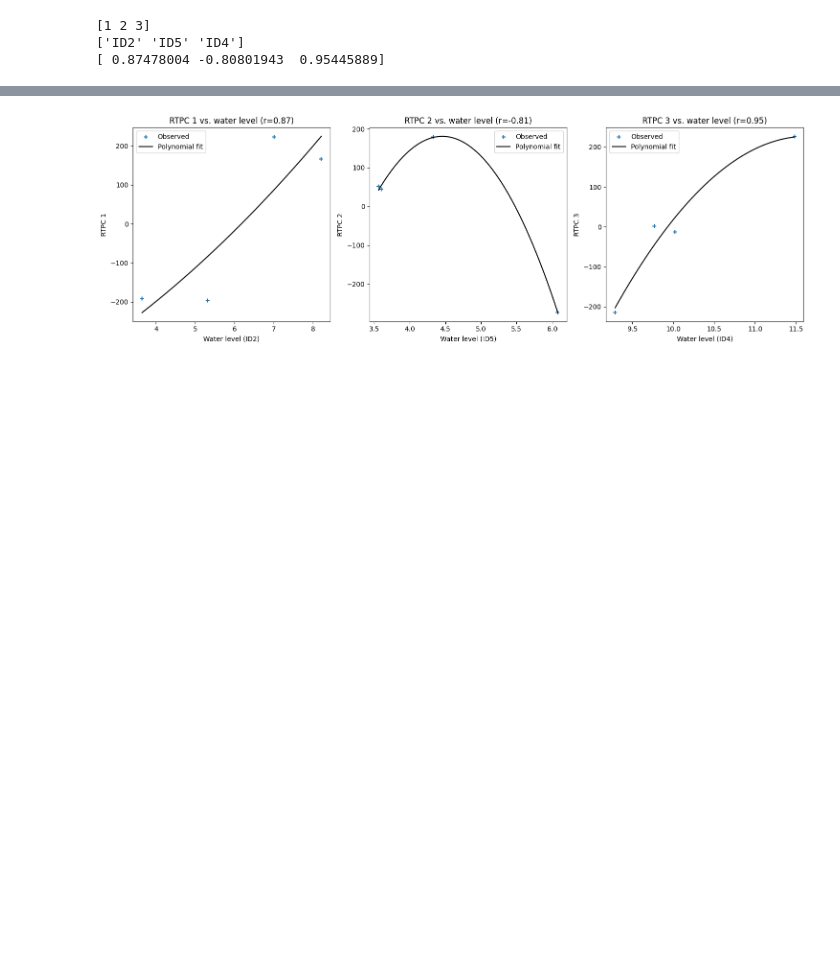
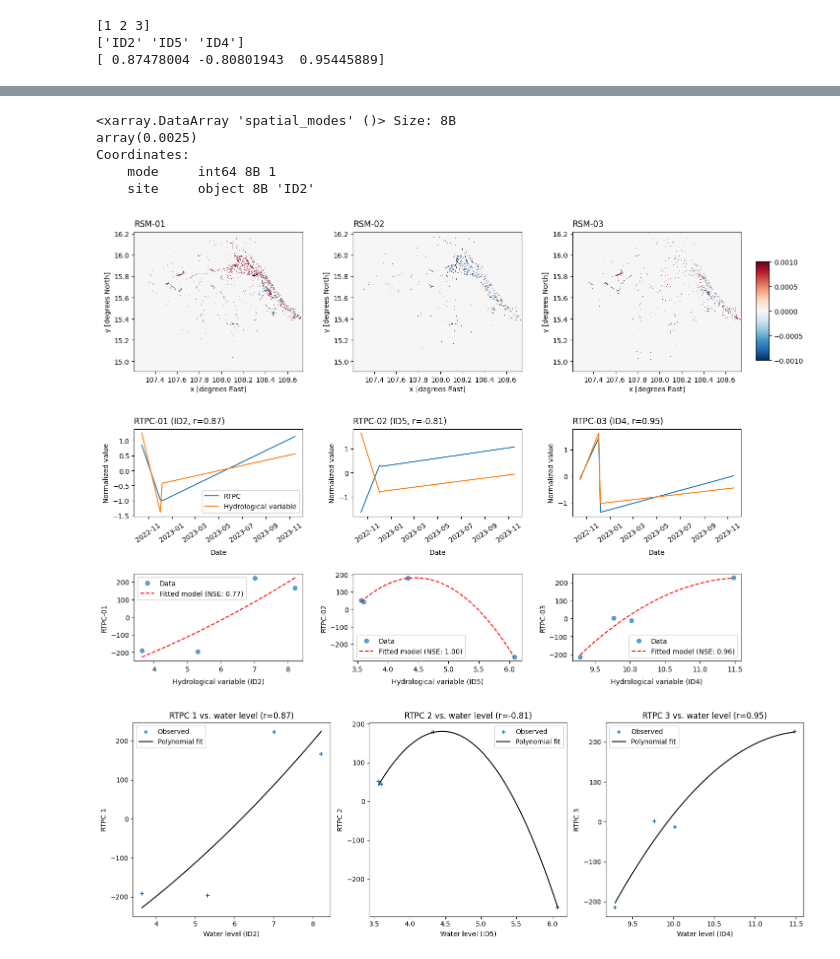
Before and after one commit to Deltares-research/EO-Flood-Ops, a Jupyter notebook: notebooks/06_test_fier.ipynb, the cells around one changed output, grey strips where cells are left out. Saved outputs shown, nothing was run; the diff lists cells and outputs as text; code cells hidden in the pictures; blank space fills up the shorter version.

```diff
--- a/notebooks/06_test_fier.ipynb
+++ b/notebooks/06_test_fier.ipynb
@@ -287,7 +288,8 @@ def reof(
 # %%
 eof_result = reof(
     da=ds["floodmap"],
-    significance_test=True,
+    n_modes=3,
+    significance_test=False,
     y_dim= "y",
     x_dim= "x",
 )
@@ -776,3 +845,11 @@ def plot_regression_fit(eof_hydro: xr.Dataset, mode: int, ax: plt.Axes = None) -
 
     if created_fig:
         plt.show()
+# %%
+eof_hydro["spatial_modes"].sel(mode=1).max()
+# %% [output]
+<xarray.DataArray 'spatial_modes' ()> Size: 8B
+array(0.0025)
+Coordinates:
+    mode     int64 8B 1
+    site     object 8B 'ID2'
@@ -779,3 +982,13 @@ def plot_regression_fit(eof_hydro: xr.Dataset, mode: int, ax: plt.Axes = None) -
+# %%
+fig, axes = plot_reof_diagnostics(
+    eof_hydro,
+    spatial_vmin=-0.001,
+    spatial_vmax=0.001,
+)
+
+plt.show()
+# %% [output]
+[figure, added]
 # %%
 n_modes = eof_hydro.sizes["mode"]
 fig, axes = plt.subplots(1, n_modes, figsize=(5 * n_modes, 5), squeeze=False)
```
Also changed, not shown: parts of 24 cells of this notebook, 4 other files.
